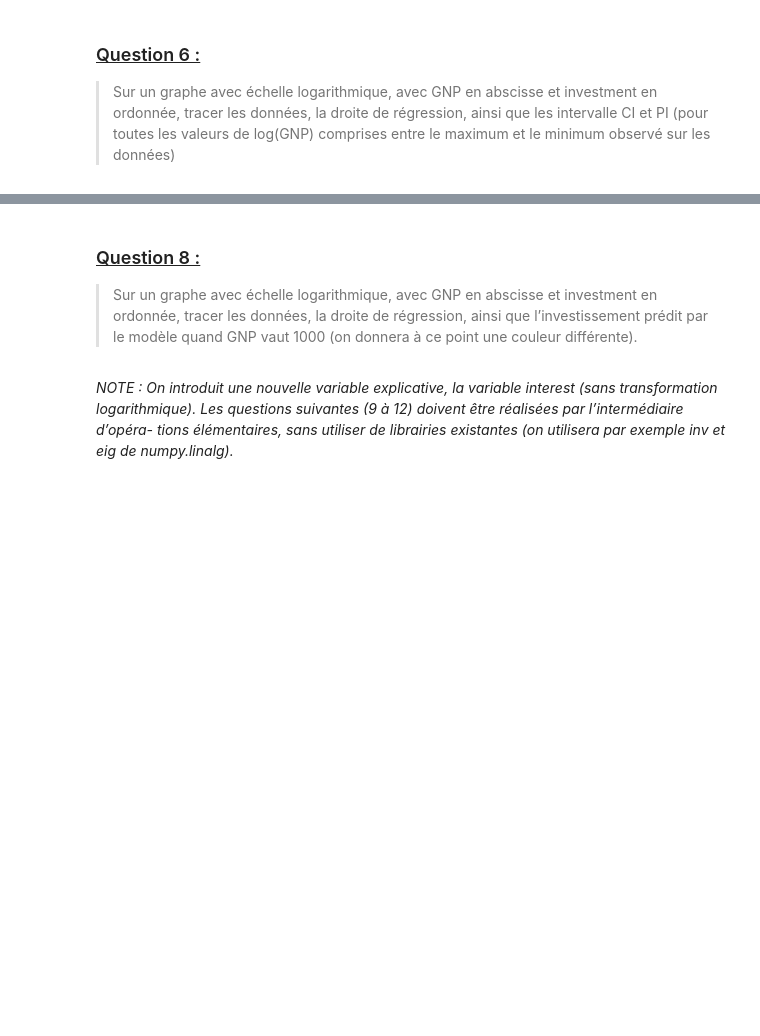
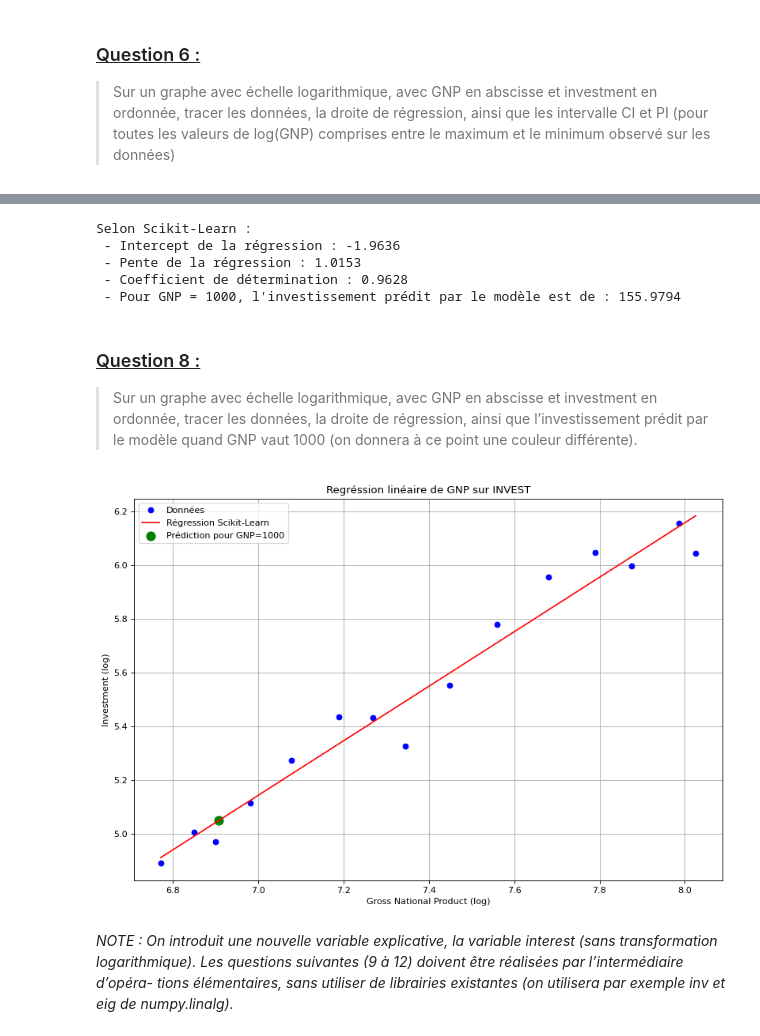
Before and after one commit to VictorLEDEZ/tp_1_proba_victor_ledez, a Jupyter notebook: ledez.ipynb, the cells around one changed output, grey strips where cells are left out. Cells and saved outputs as stored; diff of their text form; code cells hidden in the pictures; blank space fills up the shorter version.

```diff
--- a/ledez.ipynb
+++ b/ledez.ipynb
@@ -138,0 +184,6 @@ Coefficient de détermination R² : 0.9628
+# %%
+GNP = 1000
+
+prediction = theta_0 + np.log(GNP) * theta_1
+
+print(f"Pour GNP = {GNP}, l'investissement prédit par le modèle est de : {np.exp(prediction):.4f} (en valeur log : {prediction:.4f}).")
@@ -147,7 +257,62 @@ Coefficient de détermination R² : 0.9628
+# %%
+# Redefining the variabes
+X = data[['gnp_log']]
+Y = data['invest_log']
+
+linear_regression = LinearRegression()
+linear_regression.fit(X, Y)
+
+theta_0_linear = linear_regression.intercept_
+theta_1_linear = linear_regression.coef_[0]
+
+Y_hat_linear = theta_0_linear + theta_1_linear * X
+
+Y_hat_ref = linear_regression.predict(np.log(GNP).reshape(-1, 1))
+Y_hat_ref = np.exp(Y_hat_ref[0])
+
+print('Selon Scikit-Learn :')
+print(f" - Intercept de la régression : {theta_0_linear:.4f}")
+print(f" - Pente de la régression : {theta_1_linear:.4f}")
+print(f" - Coefficient de détermination : {r2_score(Y, Y_hat_linear):.4f}")
+print(f" - Pour GNP = {GNP}, l'investissement prédit par le modèle est de : {Y_hat_ref:.4f}")
+# %% [output]
+Selon Scikit-Learn :
+ - Intercept de la régression : -1.9636
+ - Pente de la régression : 1.0153
+ - Coefficient de détermination : 0.9628
+ - Pour GNP = 1000, l'investissement prédit par le modèle est de : 155.9794
 # %% [markdown]
 ### <ins>Question 8 :</ins>
 
 > Sur un graphe avec échelle logarithmique, avec GNP en abscisse et investment en ordonnée, tracer les données, la droite de régression, ainsi que l’investissement prédit par le modèle quand GNP vaut 1000 (on donnera à ce point une couleur différente).
+# %%
+# Génération de l'axe des abscisses
+X_min = data.gnp_log.min()
+X_max = data.gnp_log.max()
+X_abscissa = np.linspace(X_min, X_max, num = 100)
+
+# Equation de la droite de régression
+Y_hat = theta_1_linear * X_abscissa + theta_0_linear
+
+# Mise à l'échelle logarithmique
+plt.figure(figsize=(12, 8), dpi=80)
+plt.grid()
+
+# Tracé de la droite de régression et des données
+plt.plot(X, Y, 'bo', label='Données')
+plt.plot(X_abscissa, Y_hat, 'r', label='Régression Scikit-Learn')
+plt.scatter([np.log(GNP)], [np.log(Y_hat_ref)], color='g',
+            label=f'Prédiction pour GNP={GNP}', s=100)
+
+# Titre, légende et nom des axes
+plt.title("Regréssion linéaire de GNP sur INVEST")
+plt.xlabel("Gross National Product (log)")
+plt.ylabel("Investment (log)")
+
+plt.legend()
+plt.show()
+# %% [output]
+[figure, added]
 # %% [markdown]
 _NOTE : On introduit une nouvelle variable explicative, la variable interest (sans transformation logarithmique). Les questions suivantes (9 à 12) doivent être réalisées par l’intermédiaire d’opéra- tions élémentaires, sans utiliser de librairies existantes (on utilisera par exemple inv et eig de numpy.linalg)._
 # %% [markdown]
```
Also changed, not shown: parts of 43 cells of this notebook.
